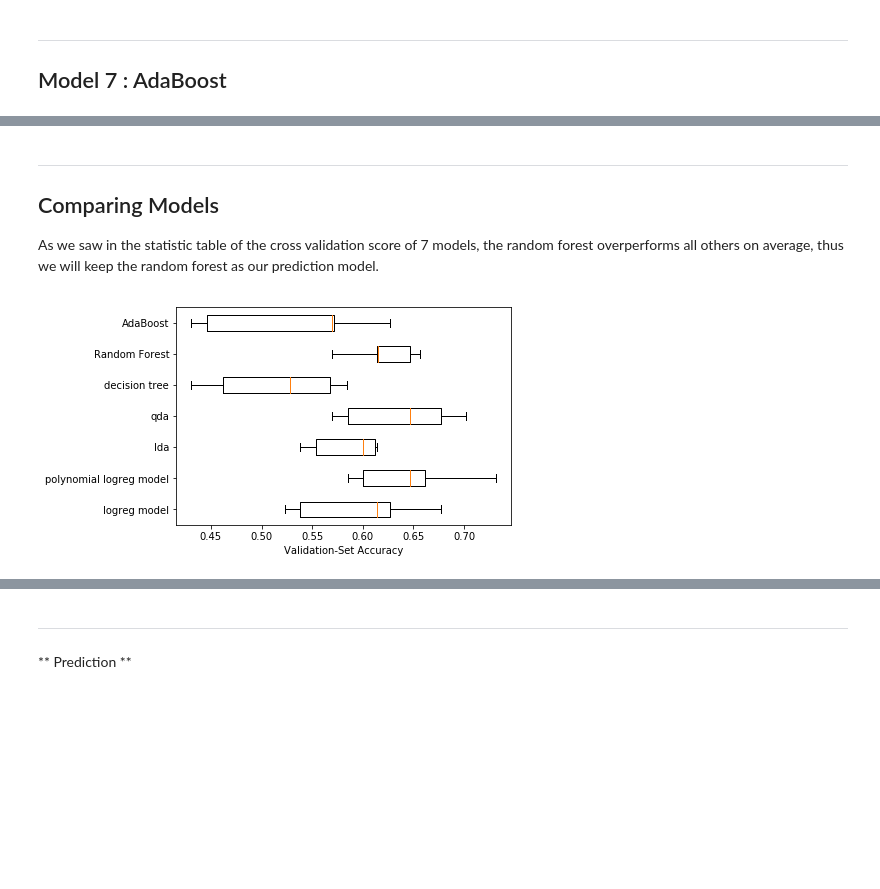
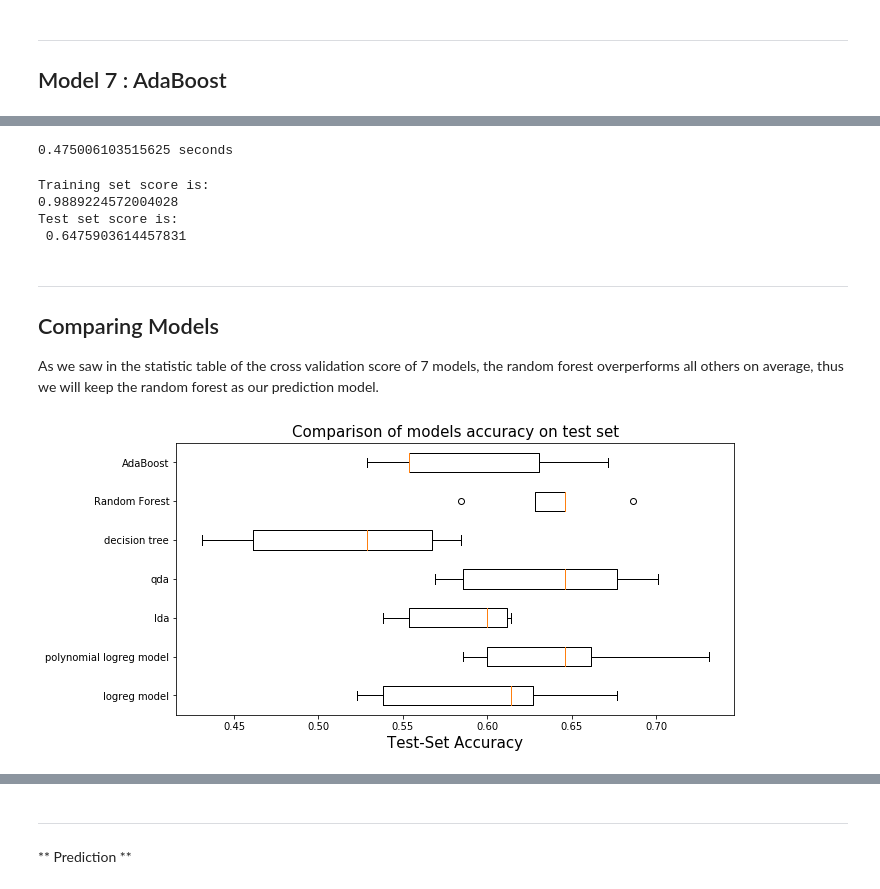
Before and after one commit to YaldaAmini/DS_Project_group54, a Jupyter notebook: notebooks/model_v02.ipynb, the cells around one changed output, grey strips where cells are left out. Cells and saved outputs as stored; diff of their text form; code cells hidden in the pictures; blank space fills up the shorter version.

Commit message:
update model

```diff
--- a/notebooks/model_v02.ipynb
+++ b/notebooks/model_v02.ipynb
@@ -131,4 +185,6 @@ plt.show()
 # %%
-best_depth = 12
+best_depth = 18
+dt_time = time.time()
 best_decision_tree = DecisionTreeClassifier(max_depth=best_depth, random_state=99).fit(x_train, y_train)
-cv_scores['decision tree'] = cross_val_score(best_decision_tree, x_test, y_test, cv=5)
+dt_time = time.time()- dt_time
+print(str(dt_time)+' seconds' )
@@ -153,8 +227,11 @@ The Random Forest scored 0.693 on the test set.
 ## Model 7 : AdaBoost
 # %%
 # your code here
-ada = AdaBoostClassifier(base_estimator=DecisionTreeClassifier(max_depth=best_depth), n_estimators=1200, learning_rate=0.05)
-ada.fit(x_train, y_train)
-ada_train_scores = list(ada.staged_score(x_train, y_train))
-ada_test_scores = list(ada.staged_score(x_test, y_test))
-cv_scores['AdaBoost'] = cross_val_score(ada, x_test, y_test, cv=5)
+ada_time = time.time()
+
+ada = AdaBoostClassifier(base_estimator=DecisionTreeClassifier(max_depth=6), n_estimators=1000, learning_rate=0.05)
+ada_fitted = ada.fit(x_train, y_train)
+
+
+ada_time = time.time()- ada_time
+print(str(ada_time)+' seconds' )
@@ -172,17 +255,45 @@ plt.legend();
+# %%
+# redo adaboost for best_n_iterations
+best_n = 60
+ada_time = time.time()
+
+ada = AdaBoostClassifier(base_estimator=DecisionTreeClassifier(max_depth=6), n_estimators=best_n, learning_rate=0.05)
+ada_fitted = ada.fit(x_train, y_train)
+
+
+ada_time = time.time()- ada_time
+print(str(ada_time)+' seconds' )
+# %% [output]
+0.475006103515625 seconds
+# %%
+ada_train_scores = list(ada_fitted.staged_score(x_train, y_train))
+ada_test_scores = list(ada_fitted.staged_score(x_test, y_test))
+cv_scores['AdaBoost'] = cross_val_score(ada_fitted, x_test, y_test, cv=5)
+print("Training set score is:\n"+str(ada_fitted.score(x_train,y_train)))
+print("Test set score is:\n" , ada_fitted.score(x_test,y_test))
+# %% [output]
+Training set score is:
+0.9889224572004028
+Test set score is:
+ 0.6475903614457831
 # %% [markdown]
 ----
 ## Comparing Models
 
 As we saw in the statistic table of the cross validation score of 7 models, the random forest overperforms all others on average, thus we will keep the random forest as our prediction model.
 # %%
+plt.figure(figsize=(10,5))
 named_classifiers = cv_scores.columns.values
 positions = np.arange(len(named_classifiers))
 plt.boxplot(cv_scores.T, vert=False, positions=positions);
 plt.yticks(positions,named_classifiers )
 #plt.ylabel("Classifier")
-plt.xlabel("Validation-Set Accuracy");
+plt.xlabel("Test-Set Accuracy",fontsize =15);
+plt.title('Comparison of models accuracy on test set',fontsize=15)
+
+plt.savefig('boxplot.png', dpi=60)
 # %% [output]
-[figure, old version]
+[figure, new version]
 # %%
 cv_scores.describe()
 # %% [output]
```
Also changed, not shown: parts of 26 cells of this notebook, 24 other files.
